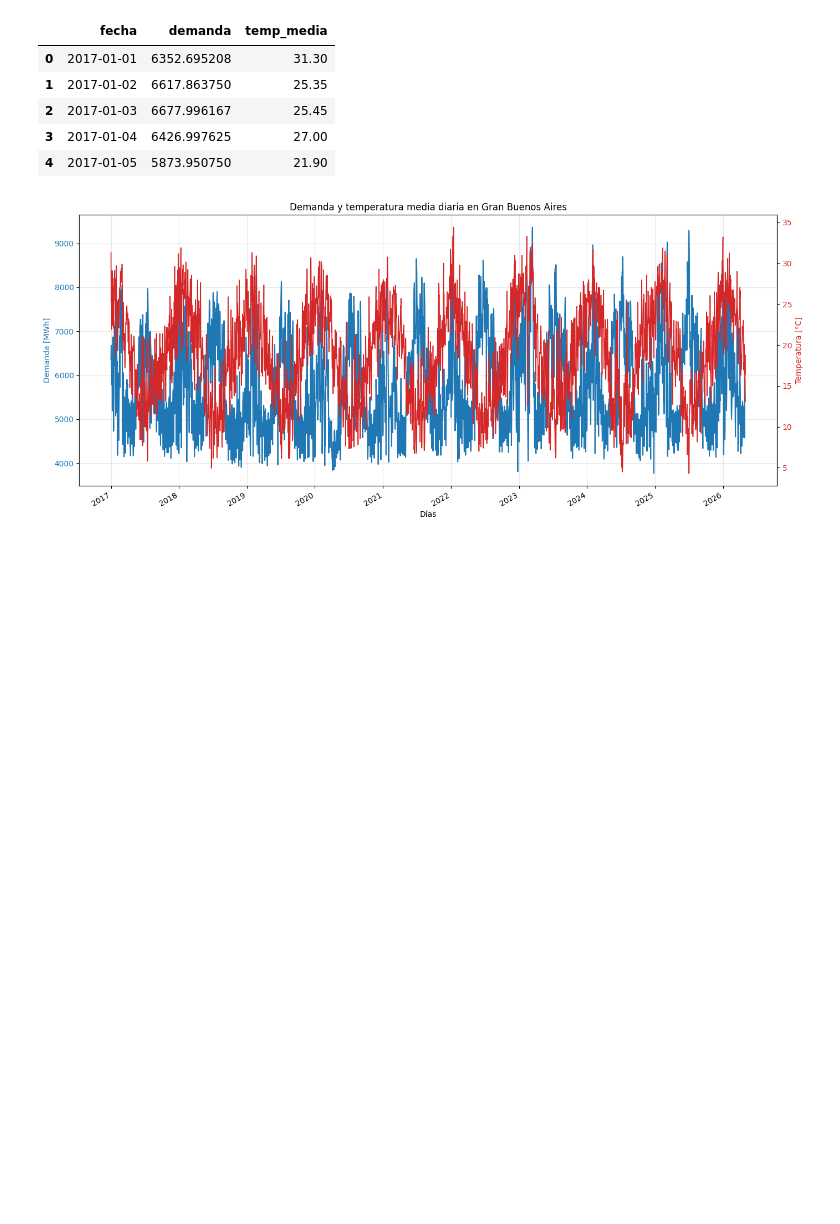
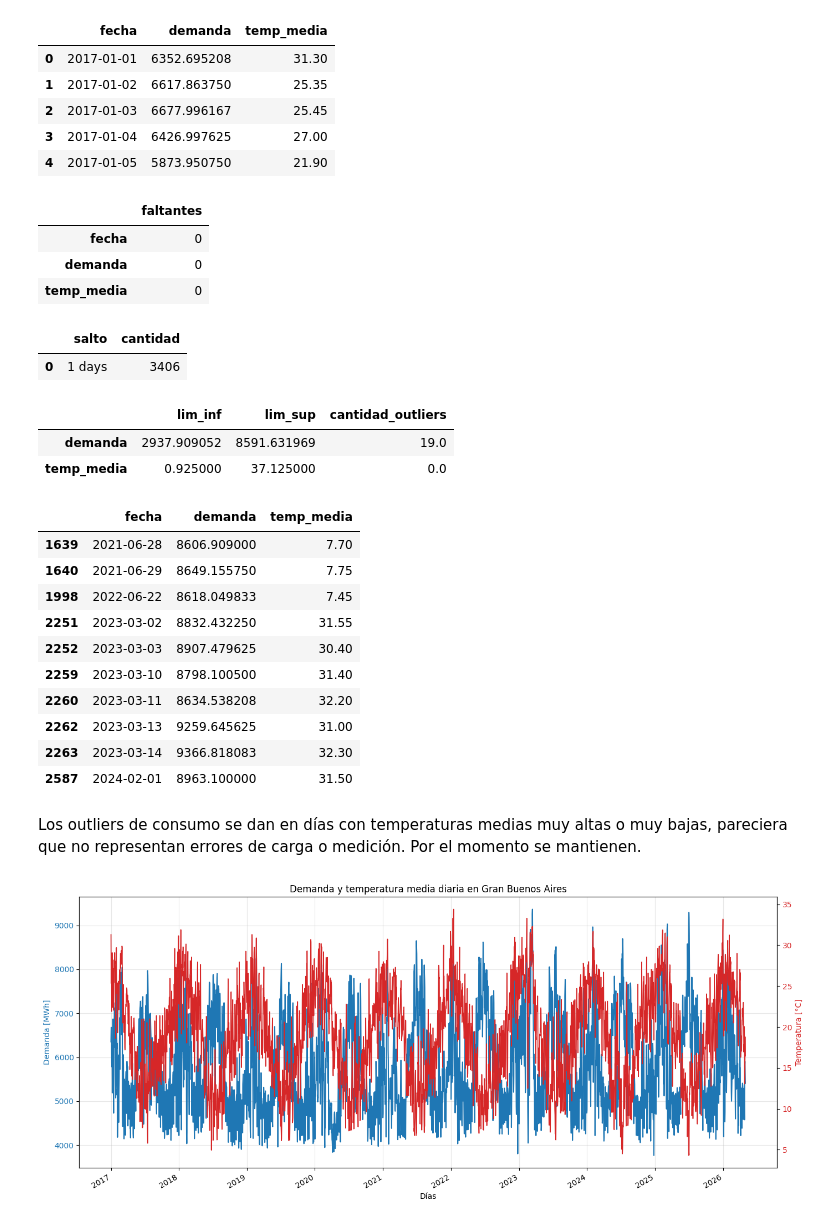
Before and after one commit to joral315/AST1_TF, a Jupyter notebook: notebook_carga_demanda.ipynb, the cells around one changed output. Cells and saved outputs as stored; diff of their text form; code cells hidden in the pictures; blank space fills up the shorter version.

```diff
--- a/notebook_carga_demanda.ipynb
+++ b/notebook_carga_demanda.ipynb
@@ -89,6 +92,81 @@ demanda_gbsas.head()
 | 2 | 2017-01-03 | 6677.996167 | 25.45 |
 | 3 | 2017-01-04 | 6426.997625 | 27.00 |
 | 4 | 2017-01-05 | 5873.950750 | 21.90 |
+# %%
+eda_demanda_gbsas = demanda_gbsas.sort_values("fecha").reset_index(drop=True)
+
+# Se resume la cantidad de valores faltantes por variable.
+faltantes = eda_demanda_gbsas.isna().sum().rename("faltantes").to_frame()
+
+# Se revisa la frecuencia temporal a partir de fechas consecutivas.
+frecuencia = (
+    eda_demanda_gbsas["fecha"]
+    .dropna()
+    .diff()
+    .value_counts()
+    .rename_axis("salto")
+    .reset_index(name="cantidad")
+)
+
+# Se identifican outliers con el criterio intercuartílico.
+def resumir_outliers(serie):
+    q1 = serie.quantile(0.25)
+    q3 = serie.quantile(0.75)
+    iqr = q3 - q1
+    lim_inf = q1 - 1.5 * iqr
+    lim_sup = q3 + 1.5 * iqr
+    mascara = serie.lt(lim_inf) | serie.gt(lim_sup)
+
+    return pd.Series(
+        {
+            "lim_inf": lim_inf,
+            "lim_sup": lim_sup,
+            "cantidad_outliers": int(mascara.sum()),
+        }
+    )
+
+resumen_outliers = pd.DataFrame(
+    {
+        columna: resumir_outliers(eda_demanda_gbsas[columna].dropna())
+        for columna in ["demanda", "temp_media"]
+    }
+).T
+
+mascara_outliers = (
+    eda_demanda_gbsas["demanda"].lt(resumen_outliers.loc["demanda", "lim_inf"])
+    | eda_demanda_gbsas["demanda"].gt(resumen_outliers.loc["demanda", "lim_sup"])
+    | eda_demanda_gbsas["temp_media"].lt(resumen_outliers.loc["temp_media", "lim_inf"])
+    | eda_demanda_gbsas["temp_media"].gt(resumen_outliers.loc["temp_media", "lim_sup"])
+)
+detalle_outliers = eda_demanda_gbsas.loc[mascara_outliers].head(10)
+
+display(faltantes)
+display(frecuencia)
+display(resumen_outliers)
+detalle_outliers
+# %% [output]
+|  | faltantes |
+| fecha | 0 |
+| demanda | 0 |
+| temp_media | 0 |
+|  | salto | cantidad |
+| 0 | 1 days | 3406 |
+|  | lim_inf | lim_sup | cantidad_outliers |
+| demanda | 2937.909052 | 8591.631969 | 19.0 |
+| temp_media | 0.925000 | 37.125000 | 0.0 |
+|  | fecha | demanda | temp_media |
+| 1639 | 2021-06-28 | 8606.909000 | 7.70 |
+| 1640 | 2021-06-29 | 8649.155750 | 7.75 |
+| 1998 | 2022-06-22 | 8618.049833 | 7.45 |
+| 2251 | 2023-03-02 | 8832.432250 | 31.55 |
+| 2252 | 2023-03-03 | 8907.479625 | 30.40 |
+| 2259 | 2023-03-10 | 8798.100500 | 31.40 |
+| 2260 | 2023-03-11 | 8634.538208 | 32.20 |
+| 2262 | 2023-03-13 | 9259.645625 | 31.00 |
+| 2263 | 2023-03-14 | 9366.818083 | 32.30 |
+| 2587 | 2024-02-01 | 8963.100000 | 31.50 |
+# %% [markdown]
+Los outliers de consumo se dan en días con temperaturas medias muy altas o muy bajas, pareciera que no representan errores de carga o medición. Por el momento se mantienen.
 # %%
 import matplotlib.pyplot as plt
 
```
Also changed, not shown: parts of 9 cells of this notebook.
